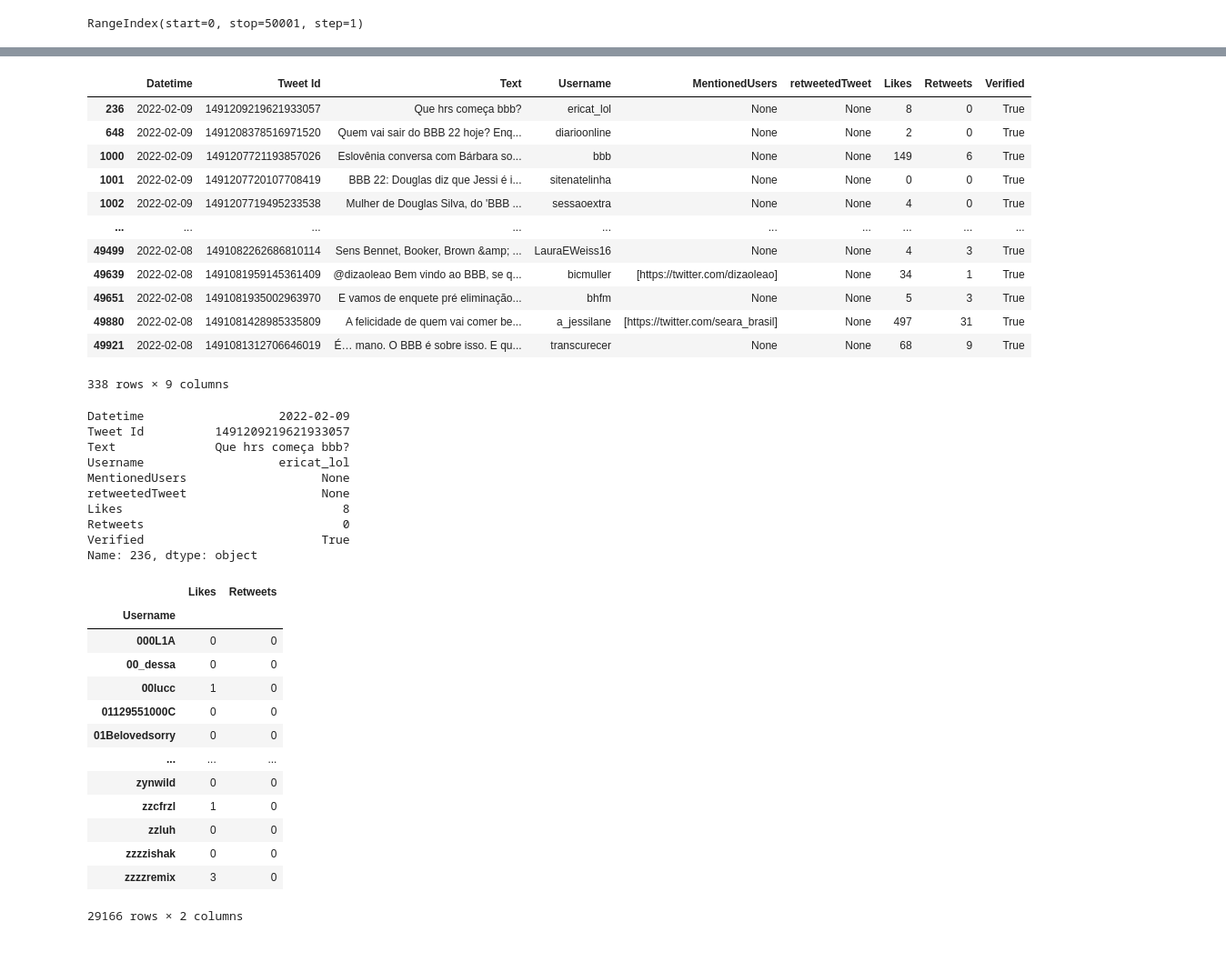
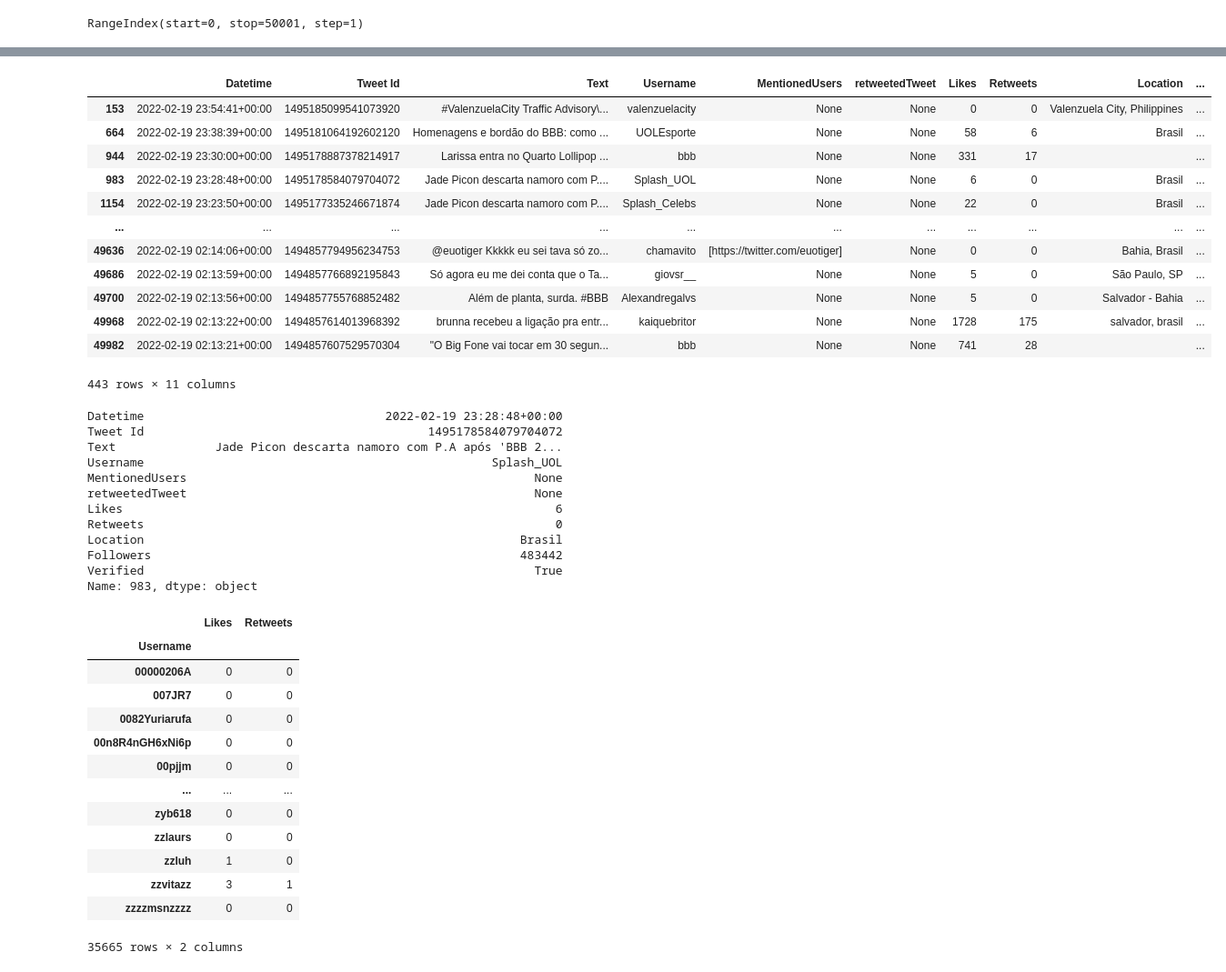
Before and after one commit to k-marcelino/Twitter-Extraction-and-Exploratory-analysis, a Jupyter notebook: scraping millions os tweets - analysis bbb.ipynb, the cells around one changed output, grey strips where cells are left out. Shown at 91% size. Saved outputs shown, nothing was run; the diff lists cells and outputs as text; code cells hidden in the pictures.

```diff
--- a/scraping millions os tweets - analysis bbb.ipynb
+++ b/scraping millions os tweets - analysis bbb.ipynb
@@ -218,52 +203,54 @@ dev.sort_values(['Likes', 'Retweets'], ascending=False)
 # %%
 # Verified Users:
 
-dev[dev['Verified'] == True]
+bbb[bbb['Verified'] == True]
 # %% [output]
-|  | Datetime | Tweet Id | Text | Username | MentionedUsers | retweetedTweet | Likes | Retweets | Verified |
-| 236 | 2022-02-09 | 1491209219621933057 | Que hrs começa bbb? | ericat_lol | None | None | 8 | 0 | True |
-| 648 | 2022-02-09 | 1491208378516971520 | Quem vai sair do BBB 22 hoje? Enq... | diarioonline | None | None | 2 | 0 | True |
-| 1000 | 2022-02-09 | 1491207721193857026 | Eslovênia conversa com Bárbara so... | bbb | None | None | 149 | 6 | True |
-| 1001 | 2022-02-09 | 1491207720107708419 | BBB 22: Douglas diz que Jessi é i... | sitenatelinha | None | None | 0 | 0 | True |
-| 1002 | 2022-02-09 | 1491207719495233538 | Mulher de Douglas Silva, do 'BBB ... | sessaoextra | None | None | 4 | 0 | True |
-| ... | ... | ... | ... | ... | ... | ... | ... | ... | ... |
-| 49499 | 2022-02-08 | 1491082262686810114 | Sens Bennet, Booker, Brown &amp; ... | LauraEWeiss16 | None | None | 4 | 3 | True |
-| 49639 | 2022-02-08 | 1491081959145361409 | @dizaoleao Bem vindo ao BBB, se q... | bicmuller | [https://twitter.com/dizaoleao] | None | 34 | 1 | True |
-| 49651 | 2022-02-08 | 1491081935002963970 | E vamos de enquete pré eliminação... | bhfm | None | None | 5 | 3 | True |
-| 49880 | 2022-02-08 | 1491081428985335809 | A felicidade de quem vai comer be... | a_jessilane | [https://twitter.com/seara_brasil] | None | 497 | 31 | True |
-| 49921 | 2022-02-08 | 1491081312706646019 | É… mano. O BBB é sobre isso. E qu... | transcurecer | None | None | 68 | 9 | True |
+|  | Datetime | Tweet Id | Text | Username | MentionedUsers | retweetedTweet | Likes | Retweets | Location | ... |
+| 153 | 2022-02-19 23:54:41+00:00 | 1495185099541073920 | #ValenzuelaCity Traffic Advisory\... | valenzuelacity | None | None | 0 | 0 | Valenzuela City, Philippines | ... |
+| 664 | 2022-02-19 23:38:39+00:00 | 1495181064192602120 | Homenagens e bordão do BBB: como ... | UOLEsporte | None | None | 58 | 6 | Brasil | ... |
+| 944 | 2022-02-19 23:30:00+00:00 | 1495178887378214917 | Larissa entra no Quarto Lollipop ... | bbb | None | None | 331 | 17 |  | ... |
+| 983 | 2022-02-19 23:28:48+00:00 | 1495178584079704072 | Jade Picon descarta namoro com P.... | Splash_UOL | None | None | 6 | 0 | Brasil | ... |
+| 1154 | 2022-02-19 23:23:50+00:00 | 1495177335246671874 | Jade Picon descarta namoro com P.... | Splash_Celebs | None | None | 22 | 0 | Brasil | ... |
+| ... | ... | ... | ... | ... | ... | ... | ... | ... | ... | ... |
+| 49636 | 2022-02-19 02:14:06+00:00 | 1494857794956234753 | @euotiger Kkkkk eu sei tava só zo... | chamavito | [https://twitter.com/euotiger] | None | 0 | 0 | Bahia, Brasil | ... |
+| 49686 | 2022-02-19 02:13:59+00:00 | 1494857766892195843 | Só agora eu me dei conta que o Ta... | giovsr__ | None | None | 5 | 0 | São Paulo, SP | ... |
+| 49700 | 2022-02-19 02:13:56+00:00 | 1494857755768852482 | Além de planta, surda. #BBB | Alexandregalvs | None | None | 5 | 0 | Salvador - Bahia | ... |
+| 49968 | 2022-02-19 02:13:22+00:00 | 1494857614013968392 | brunna recebeu a ligação pra entr... | kaiquebritor | None | None | 1728 | 175 | salvador, brasil | ... |
+| 49982 | 2022-02-19 02:13:21+00:00 | 1494857607529570304 | "O Big Fone vai tocar em 30 segun... | bbb | None | None | 741 | 28 |  | ... |
-338 rows × 9 columns
+443 rows × 11 columns
 # %%
 # Comprovando que têm usuários verificados, ver amanhã o que tá acontecendo
 
-dev.iloc[236]
+bbb.iloc[983]
 # %% [output]
-Datetime                   2022-02-09
-Tweet Id          1491209219621933057
-Text              Que hrs começa bbb?
-Username                   ericat_lol
-MentionedUsers                   None
-retweetedTweet                   None
-Likes                               8
-Retweets                            0
-Verified                         True
-Name: 236, dtype: object
+Datetime                                  2022-02-19 23:28:48+00:00
+Tweet Id                                        1495178584079704072
+Text              Jade Picon descarta namoro com P.A após 'BBB 2...
+Username                                                 Splash_UOL
+MentionedUsers                                                 None
+retweetedTweet                                                 None
+Likes                                                             6
+Retweets                                                          0
+Location                                                     Brasil
+Followers                                                    483442
+Verified                                                       True
+Name: 983, dtype: object
 # %%
-dev_user = dev.groupby('Username')['Likes', 'Retweets'].max()
-dev_user
+bbb_user = bbb.groupby('Username')['Likes', 'Retweets'].max()
+bbb_user
 # %% [output]
 |  | Likes | Retweets |
 | Username |  |  |
-| 000L1A | 0 | 0 |
-| 00_dessa | 0 | 0 |
-| 00lucc | 1 | 0 |
-| 01129551000C | 0 | 0 |
-| 01Belovedsorry | 0 | 0 |
+| 00000206A | 0 | 0 |
+| 007JR7 | 0 | 0 |
+| 0082Yuriarufa | 0 | 0 |
+| 00n8R4nGH6xNi6p | 0 | 0 |
+| 00pjjm | 0 | 0 |
 | ... | ... | ... |
-| zynwild | 0 | 0 |
-| zzcfrzl | 1 | 0 |
-| zzluh | 0 | 0 |
-| zzzzishak | 0 | 0 |
-| zzzzremix | 3 | 0 |
+| zyb618 | 0 | 0 |
+| zzlaurs | 0 | 0 |
+| zzluh | 1 | 0 |
+| zzvitazz | 3 | 1 |
+| zzzzmsnzzzz | 0 | 0 |
-29166 rows × 2 columns
+35665 rows × 2 columns
 # %%
```
Also changed, not shown: parts of 21 cells of this notebook, 4 other files.
